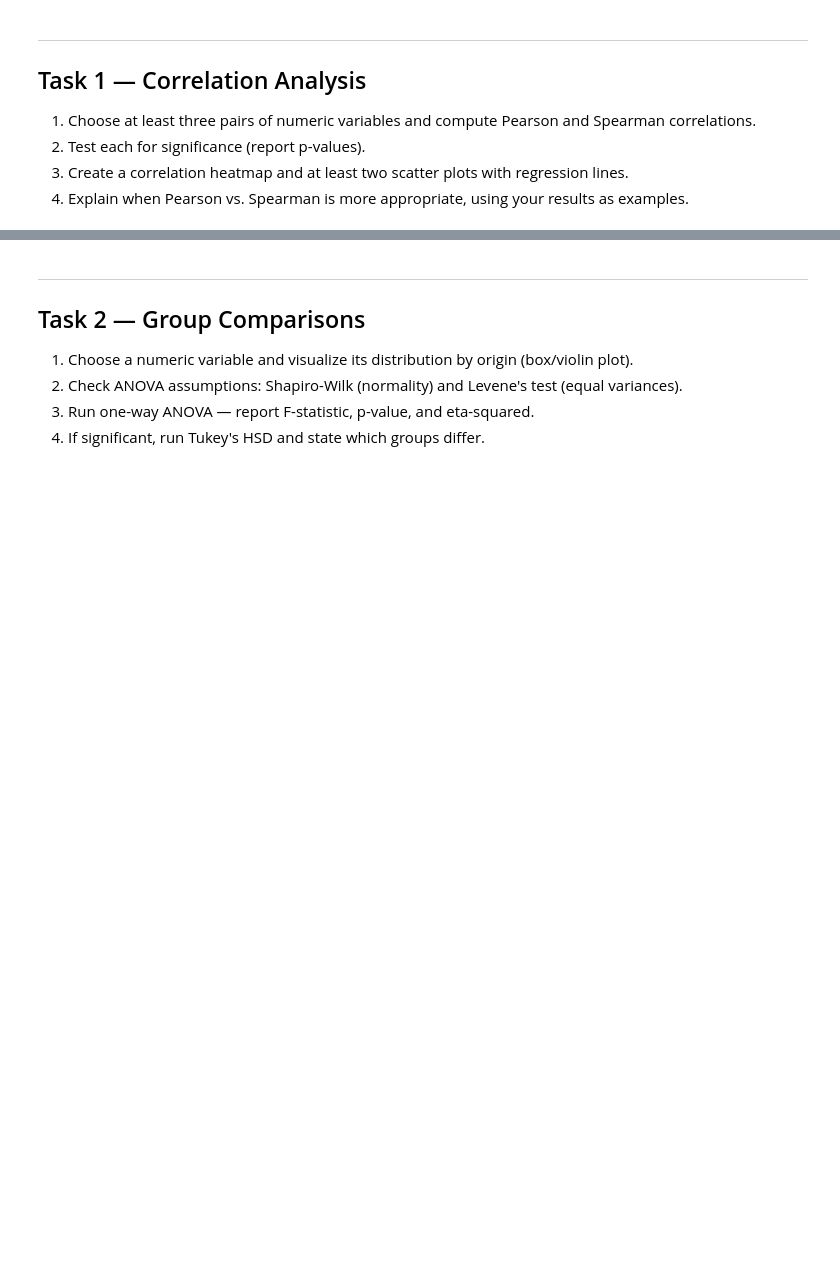
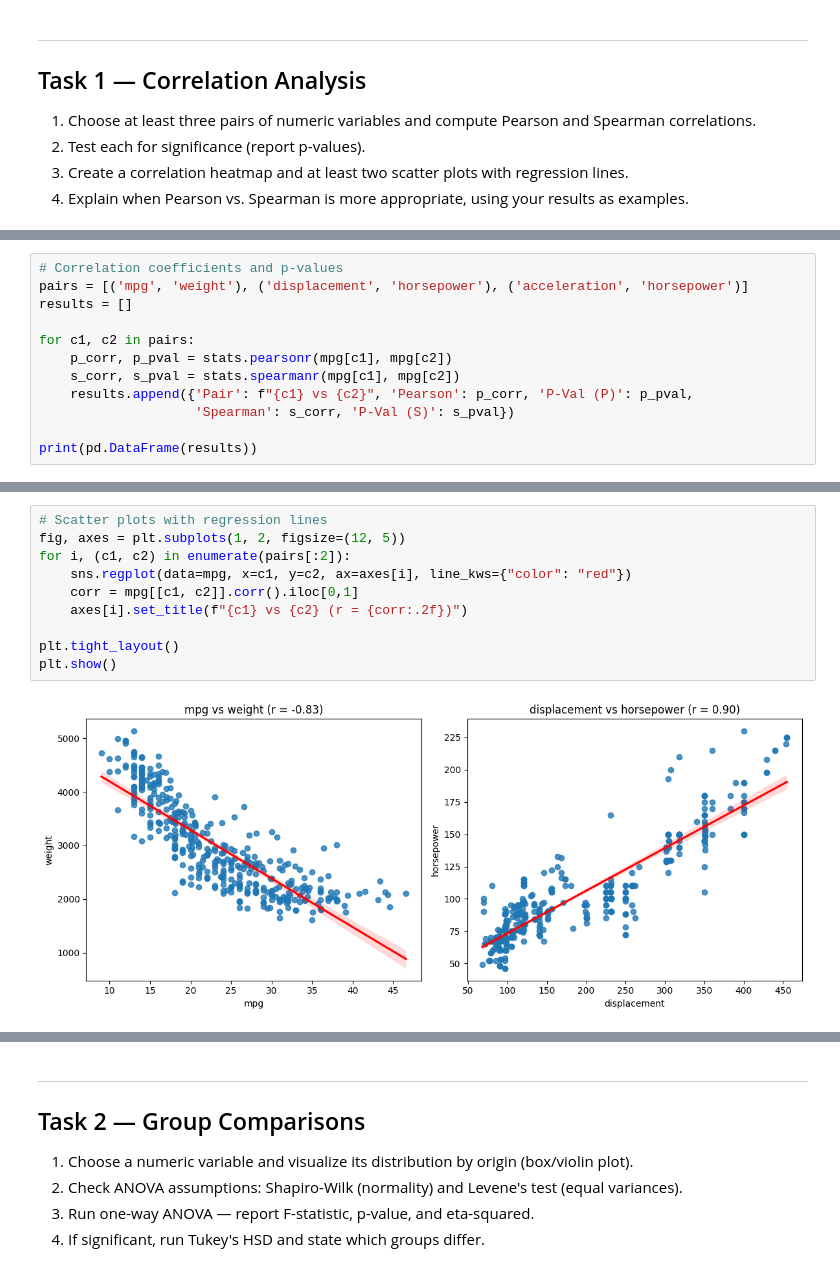
Before and after one commit to Data-AI-IDDA/m3-13-assessment, a Jupyter notebook: m3-13-assessment.ipynb, the cells around one changed output, grey strips where cells are left out. Cells and saved outputs as stored; diff of their text form; blank space fills up the shorter version.

```diff
--- a/m3-13-assessment.ipynb
+++ b/m3-13-assessment.ipynb
@@ -45,0 +53,12 @@ Your answer here…
+# %%
+# Correlation coefficients and p-values
+pairs = [('mpg', 'weight'), ('displacement', 'horsepower'), ('acceleration', 'horsepower')]
+results = []
+
+for c1, c2 in pairs:
+    p_corr, p_pval = stats.pearsonr(mpg[c1], mpg[c2])
+    s_corr, s_pval = stats.spearmanr(mpg[c1], mpg[c2])
+    results.append({'Pair': f"{c1} vs {c2}", 'Pearson': p_corr, 'P-Val (P)': p_pval,
+                    'Spearman': s_corr, 'P-Val (S)': s_pval})
+
+print(pd.DataFrame(results))
@@ -45,0 +83,12 @@ Your answer here…
+# %%
+# Scatter plots with regression lines
+fig, axes = plt.subplots(1, 2, figsize=(12, 5))
+for i, (c1, c2) in enumerate(pairs[:2]):
+    sns.regplot(data=mpg, x=c1, y=c2, ax=axes[i], line_kws={"color": "red"})
+    corr = mpg[[c1, c2]].corr().iloc[0,1]
+    axes[i].set_title(f"{c1} vs {c2} (r = {corr:.2f})")
+
+plt.tight_layout()
+plt.show()
+# %% [output]
+[figure, added]
```
Also changed, not shown: parts of 35 cells of this notebook.
